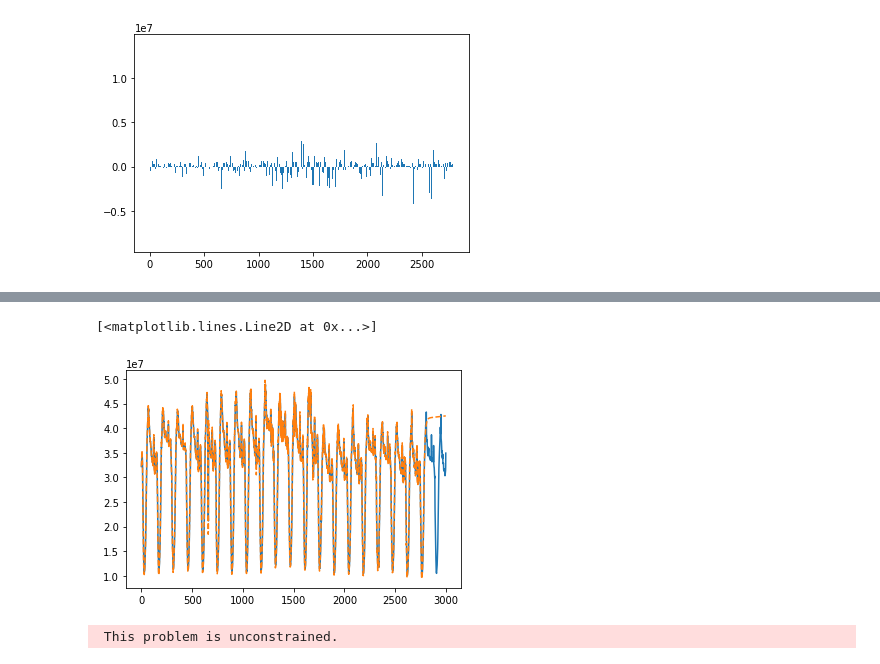
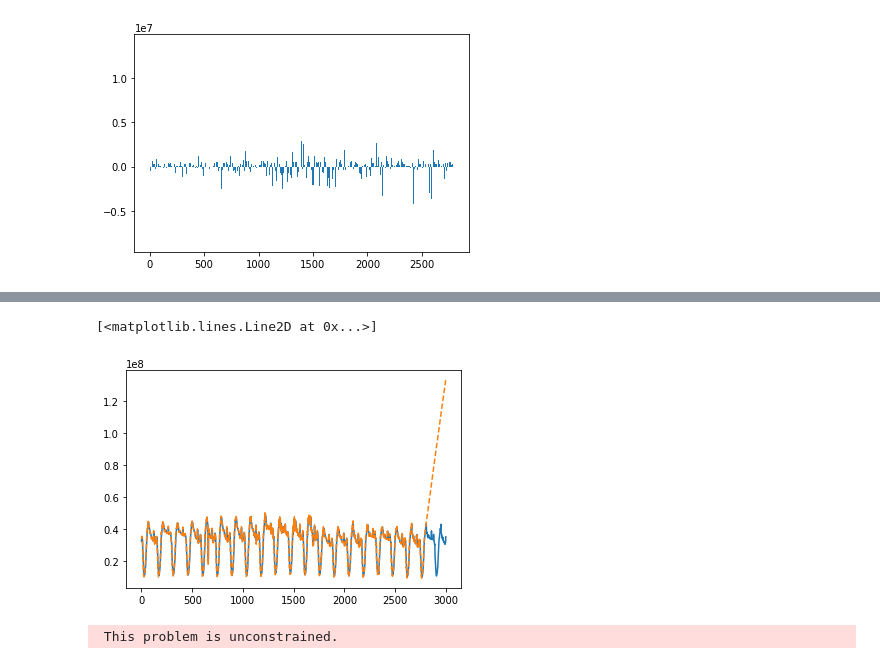
Before and after one commit to nnao45/jaist-my-jupyter, a Jupyter notebook: notebook/test_cloudwatch/test01.ipynb, the cells around one changed output, grey strips where cells are left out. Saved outputs shown, nothing was run; the diff lists cells and outputs as text; code cells hidden in the pictures.

```diff
--- a/notebook/test_cloudwatch/test01.ipynb
+++ b/notebook/test_cloudwatch/test01.ipynb
@@ -192,7 +192,8 @@ for i in range(2):
 # %%
 from statsmodels.tsa.arima_model import ARIMA
 
-y02_2800 = y02[:2800]
+y02_3000 = y02[:3000]
+y02_2800 = y02_3000[:2800]
 
 model_d1 = ARIMA(y02_2800, (4,2,1))
 results_d1 = model_d1.fit()
@@ -230,10 +232,10 @@ NameError: name 'tsaplots' is not defined
 # %%
 plt.plot(y02_3000.values, label='observation')
 
-plt.plot(results_d1.predict(1, len(y02_3000), typ='levels').values, '--', label='forecast')
+plt.plot(results_d1.predict(2, len(y02_3000), typ='levels').values, '--', label='forecast')
 # %% [output]
 [<matplotlib.lines.Line2D at 0x...>]
-[figure, old version]
+[figure, new version]
 # %%
 from statsmodels.tsa.statespace.sarimax import SARIMAX
 
```
Also changed, not shown: parts of 1 cell of this notebook, 1 other file.
